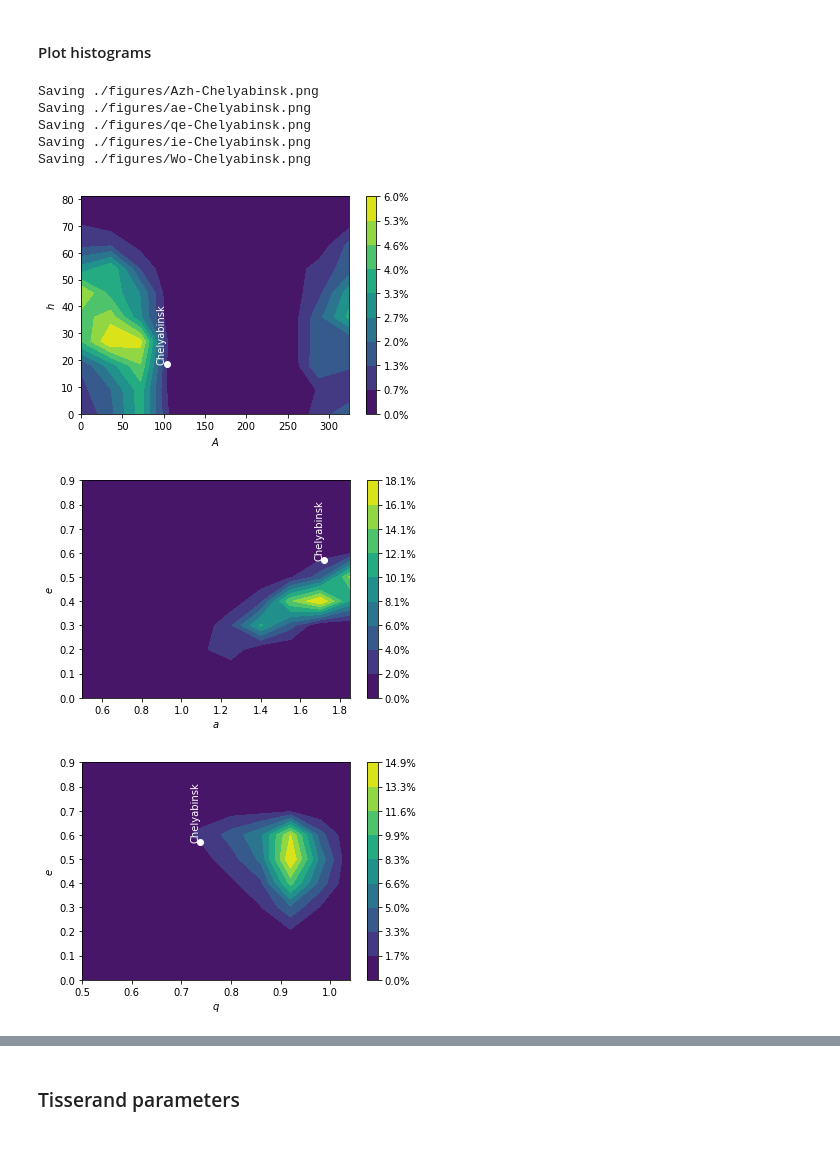
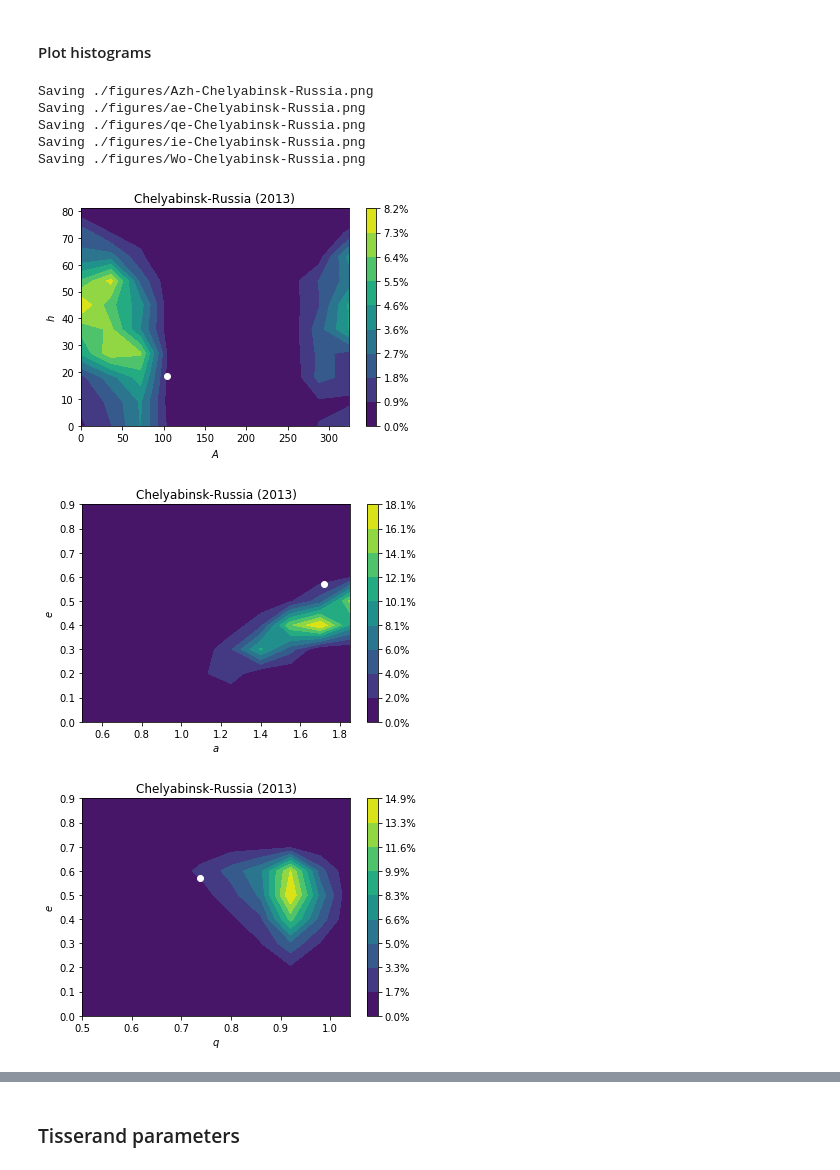
Before and after one commit to seap-udea/MeteorTrajectories, a Jupyter notebook: MeteorTrajectories-GRT.ipynb, the cells around one changed output, grey strips where cells are left out. Drawn from its saved outputs; the diff is of its cells as text; code cells hidden in the pictures.

```diff
--- a/MeteorTrajectories-GRT.ipynb
+++ b/MeteorTrajectories-GRT.ipynb
@@ -168,9 +170,10 @@ properties=dict(
 pprob=data_rays_prob[:,7]
 print("Computed rays:",len(pprob))
 for key,qprop in properties.items():
-    #qprop=properties[-2]
+
     print(f"Computing ppd for {qprop['property']}")
     rang=qprop["range"]
+    prop=qprop["property"]
     if rang[0] is None:qrange=0
     else:qrange=1
 
@@ -194,6 +197,11 @@ for key,qprop in properties.items():
     xb=np.linspace(xmin,1.01*xmax,Nb,endpoint=False)
     dxb=xb[1]-xb[0]
 
+    # Correct probability
+    qfactor=False
+    if prop=="h":
+        qfactor=True
+
     # Compute probabilities
     P=0
     hb=np.zeros(Nb)
@@ -201,13 +209,16 @@ for key,qprop in properties.items():
         p=pprob[i]
         P+=p
         n=int((x-xmin)/dxb)
-        hb[n]+=p
+        factor=1
+        if qfactor:
+          factor=1/np.cos(xb[n]*DEG)
+        hb[n]+=factor*p
 
     hb=np.array(hb)
     hb/=P
 
     #Save histogram
-    fname=BDIR+f"data/{qprop['property']}-marginal-{IMPACT_NAME}.dat"
+    fname=BDIR+f"data/{qprop['property']}-marginal-{IMPACT_FILENAME}.dat"
     print(f"\tSaving {fname}")
     np.savetxt(fname,np.vstack((xb,hb)).transpose())
     #break
@@ -238,7 +249,7 @@ for key,qprop in properties.items():
     latex=qprop['latex']
 
     #Marginal distribution
-    data=np.loadtxt(BDIR+f"data/{prop}-marginal-{IMPACT_NAME}.dat")
+    data=np.loadtxt(BDIR+f"data/{prop}-marginal-{IMPACT_FILENAME}.dat")
     vs=data[:,0]
     ps=data[:,1]
 
@@ -275,6 +286,6 @@ for key,qprop in properties.items():
 
 
     fig.tight_layout()
-    fig.savefig(FIGDIR+f"{prop}-ppd-{IMPACT_NAME}.png")
+    fig.savefig(FIGDIR+f"{prop}-ppd-{IMPACT_FILENAME}.png")
     #break
 # %% [output]
@@ -343,6 +354,10 @@ for key,comb in combs.items():
     #Properties
     prop1=props[comb["p1"]]
     prop2=props[comb["p2"]]
+
+    qfactor=False
+    if comb["p2"]=="h":
+        qfactor=True
 
     #Initialize
     j=0
@@ -358,9 +373,15 @@ for key,comb in combs.items():
         np1=int((p1-prop1["min"])/prop1["del"])
         np2=int((p2-prop2["min"])/prop2["del"])
 
+        factor=1
+        if qfactor:
+            h=prop2["min"]+(np2+0.5)*prop2["del"]
+            factor=1/np.cos(h*DEG)
+            #factor=1
+
         #Skip values beyond limits
         if np1>=prop1["N"] or np2>=prop2["N"]:continue
-        comb["his"][np2,np1]+=p
+        comb["his"][np2,np1]+=factor*p
         P+=p
         j+=1
     comb["his"]/=P
@@ -376,41 +397,43 @@ for key,comb in combs.items():
 
     prop1=props[comb["p1"]]
     prop2=props[comb["p2"]]
     P1s,P2s=np.meshgrid(np.arange(prop1["min"],prop1["max"],prop1["del"]),
                         np.arange(prop2["min"],prop2["max"],prop2["del"]))
     hmin=comb["his"].min();hmax=comb["his"].max()
 
     fig=plt.figure()
     ax=fig.gca()
 
     c=ax.contourf(P1s,P2s,comb["his"],levels=np.linspace(hmin,hmax,10))
     cbar=fig.colorbar(c)
     #cbar.ax.set_ylabel('Fraction of Trajetcories',fontsize=12)
 
     ax.plot([IMPACT_CONDITIONS[comb["p1"]]],[IMPACT_CONDITIONS[comb["p2"]]],'wo')
-    ax.text(IMPACT_CONDITIONS[comb["p1"]],IMPACT_CONDITIONS[comb["p2"]],
-            IMPACT_NAME,zorder=100,color='w',ha='right',va='bottom',rotation=90)
+    #ax.text(IMPACT_CONDITIONS[comb["p1"]],IMPACT_CONDITIONS[comb["p2"]],
+    #        IMPACT_NAME,zorder=100,color='w',ha='right',va='bottom',rotation=90)
 
     ytl=[]
     for y in cbar.ax.get_yticks():
         ytl+=["%.1f%%"%((hmin+y*(hmax-hmin))*100)]
     cbar.ax.set_yticklabels(ytl)
 
     ax.set_xlabel(f"${name1}$")
     ax.set_ylabel(f"${name2}$")
 
     ax.set_xlim((prop1["min"],prop1["max"]-prop1["del"]))
     ax.set_ylim((prop2["min"],prop2["max"]-prop2["del"]))
 
-    fname=FIGDIR+f"{key}-{IMPACT_NAME}.png"
+    ax.set_title(IMPACT_NAME)
+
+    fname=FIGDIR+f"{key}-{IMPACT_FILENAME}.png"
     print(f"Saving {fname}")
     fig.savefig(fname)
 # %% [output]
-Saving ./figures/Azh-Chelyabinsk.png
-Saving ./figures/ae-Chelyabinsk.png
-Saving ./figures/qe-Chelyabinsk.png
-Saving ./figures/ie-Chelyabinsk.png
-Saving ./figures/Wo-Chelyabinsk.png
+Saving ./figures/Azh-Chelyabinsk-Russia.png
+Saving ./figures/ae-Chelyabinsk-Russia.png
+Saving ./figures/qe-Chelyabinsk-Russia.png
+Saving ./figures/ie-Chelyabinsk-Russia.png
+Saving ./figures/Wo-Chelyabinsk-Russia.png
-[figure, old version]
+[figure, new version]
-[figure, old version]
+[figure, new version]
-[figure, old version]
+[figure, new version]
```
Also changed, not shown: parts of 7 cells of this notebook, 42 other files.
